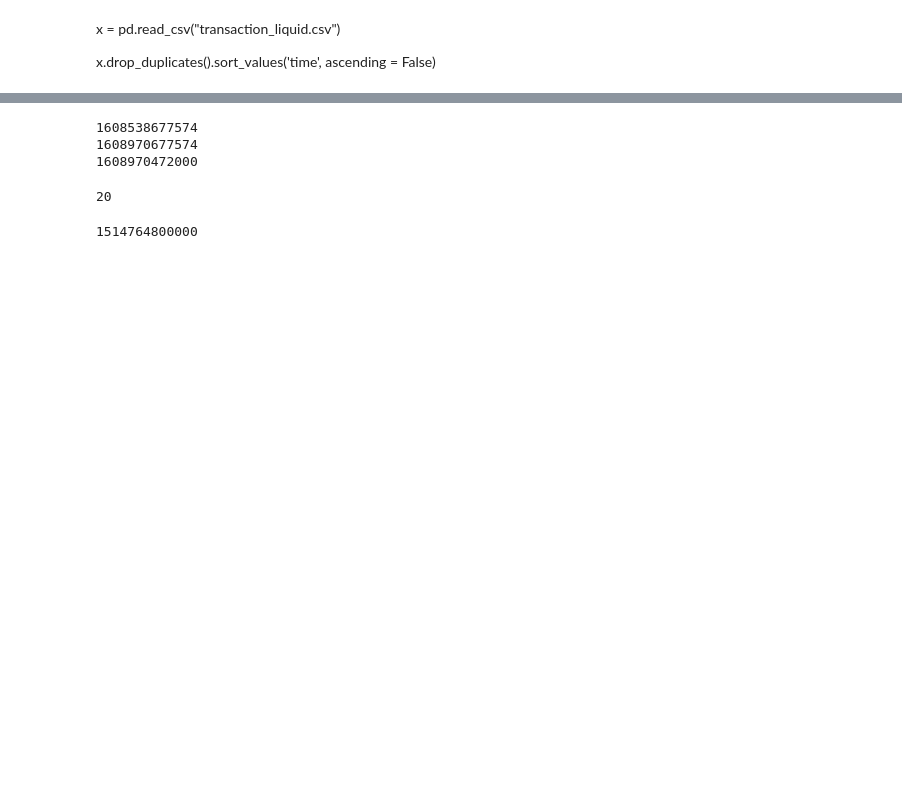
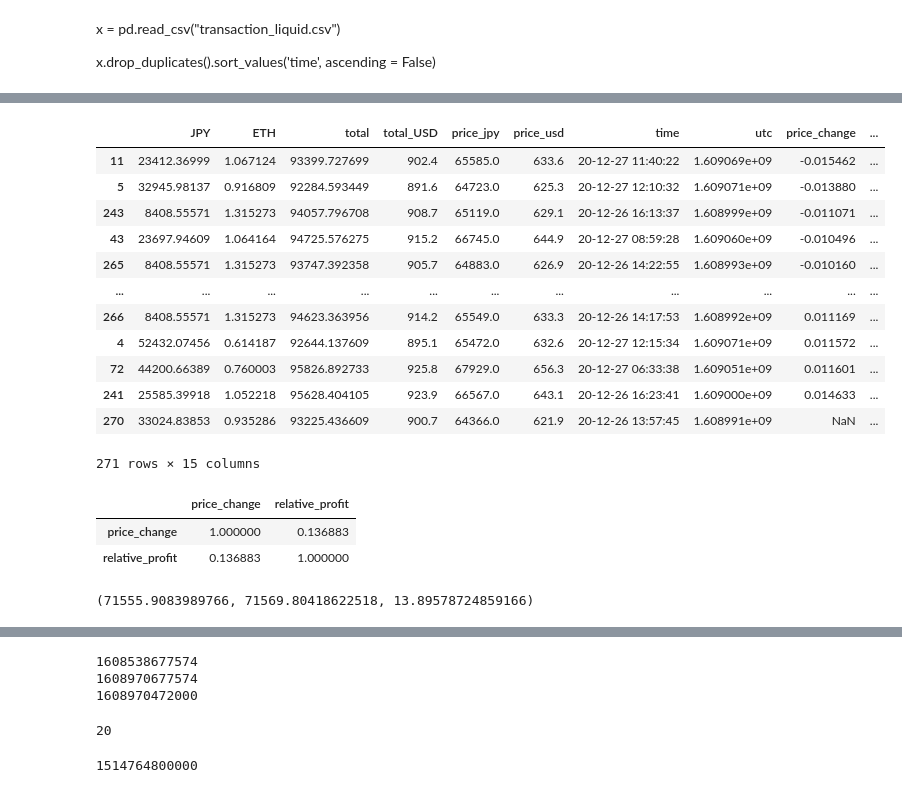
Before and after one commit to jianwang0212/napoli_gang, a Jupyter notebook: engine.ipynb, the cells around one changed output, grey strips where cells are left out. Saved outputs shown, nothing was run; the diff lists cells and outputs as text; code cells hidden in the pictures; blank space fills up the shorter version.

```diff
--- a/engine.ipynb
+++ b/engine.ipynb
@@ -35,0 +59,22 @@ x.drop_duplicates().sort_values('time', ascending = False)
+# %%
+x.sort_values('price_change')
+# %% [output]
+|  | JPY | ETH | total | total_USD | price_jpy | price_usd | time | utc | price_change | ... |
+| 11 | 23412.36999 | 1.067124 | 93399.727699 | 902.4 | 65585.0 | 633.6 | 20-12-27 11:40:22 | 1.609069e+09 | -0.015462 | ... |
+| 5 | 32945.98137 | 0.916809 | 92284.593449 | 891.6 | 64723.0 | 625.3 | 20-12-27 12:10:32 | 1.609071e+09 | -0.013880 | ... |
+| 243 | 8408.55571 | 1.315273 | 94057.796708 | 908.7 | 65119.0 | 629.1 | 20-12-26 16:13:37 | 1.608999e+09 | -0.011071 | ... |
+| 43 | 23697.94609 | 1.064164 | 94725.576275 | 915.2 | 66745.0 | 644.9 | 20-12-27 08:59:28 | 1.609060e+09 | -0.010496 | ... |
+| 265 | 8408.55571 | 1.315273 | 93747.392358 | 905.7 | 64883.0 | 626.9 | 20-12-26 14:22:55 | 1.608993e+09 | -0.010160 | ... |
+| ... | ... | ... | ... | ... | ... | ... | ... | ... | ... | ... |
+| 266 | 8408.55571 | 1.315273 | 94623.363956 | 914.2 | 65549.0 | 633.3 | 20-12-26 14:17:53 | 1.608992e+09 | 0.011169 | ... |
+| 4 | 52432.07456 | 0.614187 | 92644.137609 | 895.1 | 65472.0 | 632.6 | 20-12-27 12:15:34 | 1.609071e+09 | 0.011572 | ... |
+| 72 | 44200.66389 | 0.760003 | 95826.892733 | 925.8 | 67929.0 | 656.3 | 20-12-27 06:33:38 | 1.609051e+09 | 0.011601 | ... |
+| 241 | 25585.39918 | 1.052218 | 95628.404105 | 923.9 | 66567.0 | 643.1 | 20-12-26 16:23:41 | 1.609000e+09 | 0.014633 | ... |
+| 270 | 33024.83853 | 0.935286 | 93225.436609 | 900.7 | 64366.0 | 621.9 | 20-12-26 13:57:45 | 1.608991e+09 | NaN | ... |
+271 rows × 15 columns
+# %%
+x.tail(40)[['price_change', 'relative_profit']].corr()
+# %% [output]
+|  | price_change | relative_profit |
+| price_change | 1.000000 | 0.136883 |
+| relative_profit | 0.136883 | 1.000000 |
@@ -35,0 +96,4 @@ x.drop_duplicates().sort_values('time', ascending = False)
+# %%
+get_vwap(200)
+# %% [output]
+(71555.9083989766, 71569.80418622518, 13.89578724859166)
```
Also changed, not shown: parts of 15 cells of this notebook, 5 other files.
